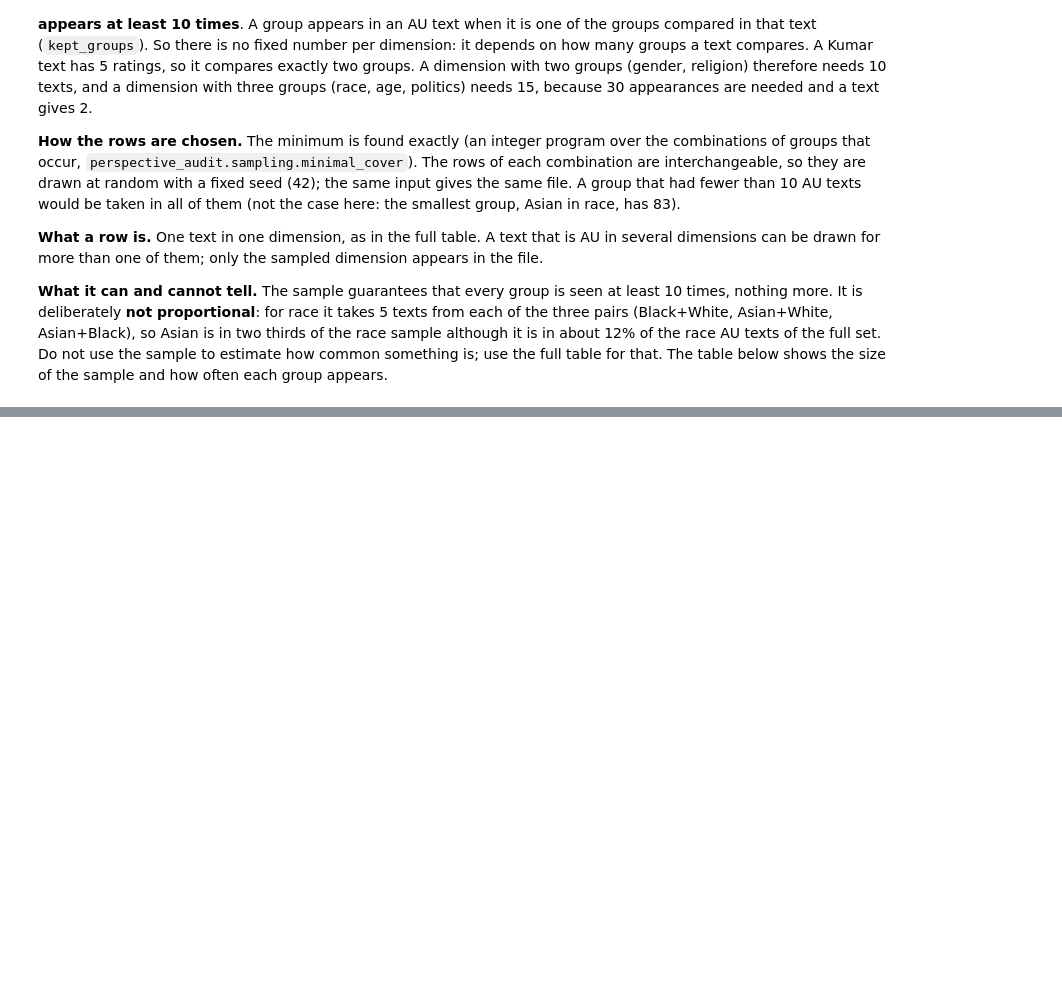
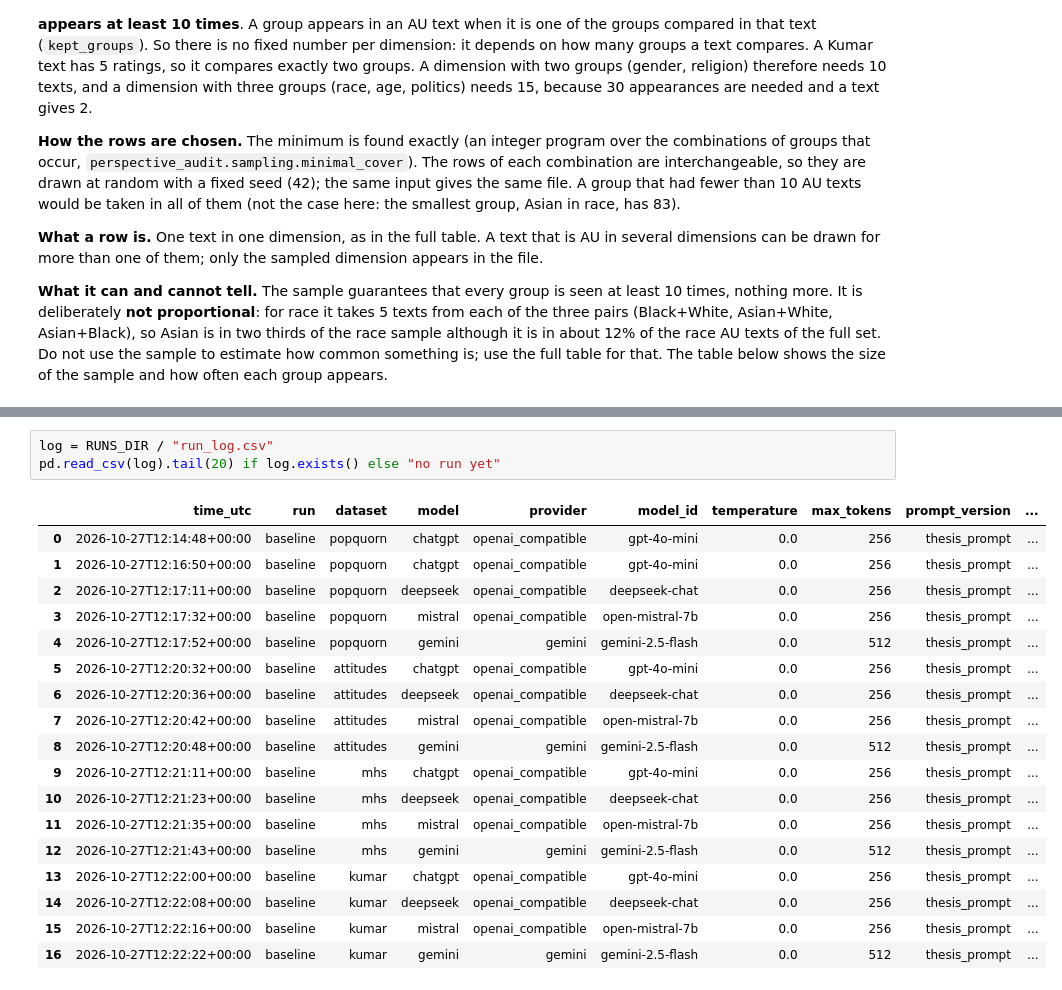
Before and after one commit to Swkratis210204/llm-dfu-bias-study, a Jupyter notebook: perspective_audit/notebooks/Datasets.ipynb, the cells around one changed output, grey strips where cells are left out. Saved outputs shown, nothing was run; the diff lists cells and outputs as text; blank space fills up the shorter version.

Commit message:
baseline for 4 datasets run

```diff
--- a/perspective_audit/notebooks/Datasets.ipynb
+++ b/perspective_audit/notebooks/Datasets.ipynb
@@ -449,0 +564,22 @@ Name: count, dtype: int64
+# %%
+log = RUNS_DIR / "run_log.csv"
+pd.read_csv(log).tail(20) if log.exists() else "no run yet"
+# %% [output]
+|  | time_utc | run | dataset | model | provider | model_id | temperature | max_tokens | prompt_version | ... |
+| 0 | 2026-10-27T12:14:48+00:00 | baseline | popquorn | chatgpt | openai_compatible | gpt-4o-mini | 0.0 | 256 | thesis_prompt | ... |
+| 1 | 2026-10-27T12:16:50+00:00 | baseline | popquorn | chatgpt | openai_compatible | gpt-4o-mini | 0.0 | 256 | thesis_prompt | ... |
+| 2 | 2026-10-27T12:17:11+00:00 | baseline | popquorn | deepseek | openai_compatible | deepseek-chat | 0.0 | 256 | thesis_prompt | ... |
+| 3 | 2026-10-27T12:17:32+00:00 | baseline | popquorn | mistral | openai_compatible | open-mistral-7b | 0.0 | 256 | thesis_prompt | ... |
+| 4 | 2026-10-27T12:17:52+00:00 | baseline | popquorn | gemini | gemini | gemini-2.5-flash | 0.0 | 512 | thesis_prompt | ... |
+| 5 | 2026-10-27T12:20:32+00:00 | baseline | attitudes | chatgpt | openai_compatible | gpt-4o-mini | 0.0 | 256 | thesis_prompt | ... |
+| 6 | 2026-10-27T12:20:36+00:00 | baseline | attitudes | deepseek | openai_compatible | deepseek-chat | 0.0 | 256 | thesis_prompt | ... |
+| 7 | 2026-10-27T12:20:42+00:00 | baseline | attitudes | mistral | openai_compatible | open-mistral-7b | 0.0 | 256 | thesis_prompt | ... |
+| 8 | 2026-10-27T12:20:48+00:00 | baseline | attitudes | gemini | gemini | gemini-2.5-flash | 0.0 | 512 | thesis_prompt | ... |
+| 9 | 2026-10-27T12:21:11+00:00 | baseline | mhs | chatgpt | openai_compatible | gpt-4o-mini | 0.0 | 256 | thesis_prompt | ... |
+| 10 | 2026-10-27T12:21:23+00:00 | baseline | mhs | deepseek | openai_compatible | deepseek-chat | 0.0 | 256 | thesis_prompt | ... |
+| 11 | 2026-10-27T12:21:35+00:00 | baseline | mhs | mistral | openai_compatible | open-mistral-7b | 0.0 | 256 | thesis_prompt | ... |
+| 12 | 2026-10-27T12:21:43+00:00 | baseline | mhs | gemini | gemini | gemini-2.5-flash | 0.0 | 512 | thesis_prompt | ... |
+| 13 | 2026-10-27T12:22:00+00:00 | baseline | kumar | chatgpt | openai_compatible | gpt-4o-mini | 0.0 | 256 | thesis_prompt | ... |
+| 14 | 2026-10-27T12:22:08+00:00 | baseline | kumar | deepseek | openai_compatible | deepseek-chat | 0.0 | 256 | thesis_prompt | ... |
+| 15 | 2026-10-27T12:22:16+00:00 | baseline | kumar | mistral | openai_compatible | open-mistral-7b | 0.0 | 256 | thesis_prompt | ... |
+| 16 | 2026-10-27T12:22:22+00:00 | baseline | kumar | gemini | gemini | gemini-2.5-flash | 0.0 | 512 | thesis_prompt | ... |
```
Also changed, not shown: parts of 48 cells of this notebook, 49 other files.
